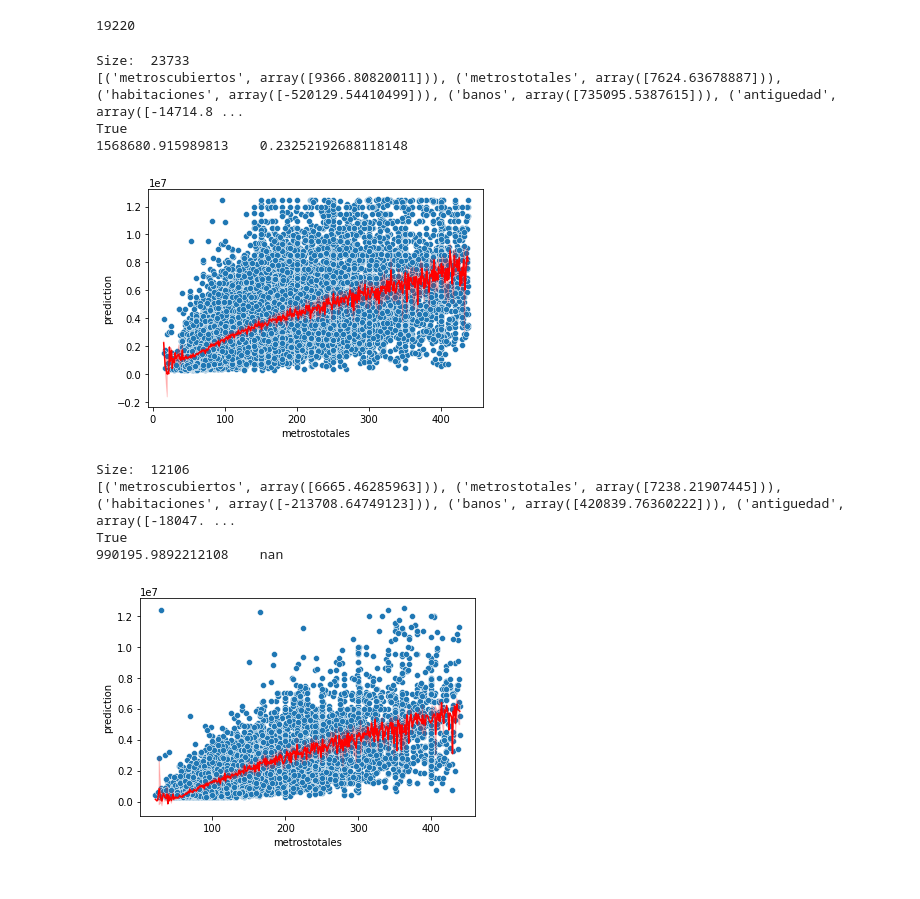
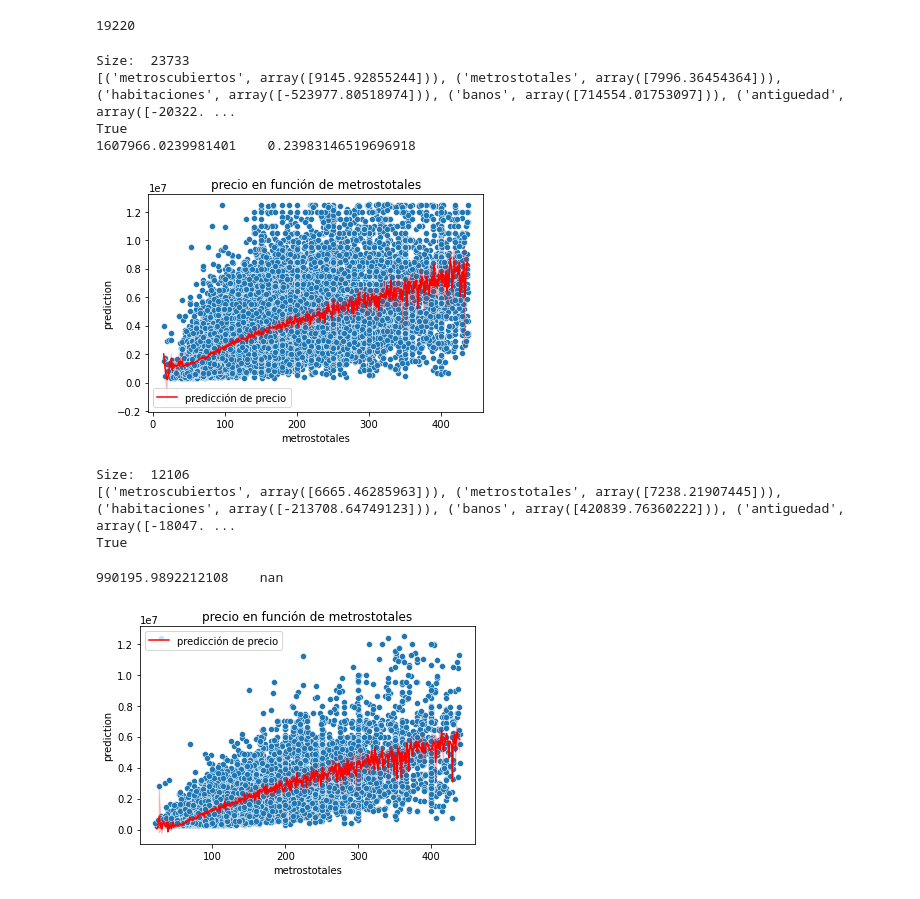
Before and after one commit to ddrenteria/MNTp3, a Jupyter notebook: tp3/notebooks/PrediccionPrecios.ipynb, the cells around one changed output. Cells and saved outputs as stored; diff of their text form; code cells hidden in the pictures.

```diff
--- a/tp3/notebooks/PrediccionPrecios.ipynb
+++ b/tp3/notebooks/PrediccionPrecios.ipynb
@@ -176,8 +173,16 @@ def plot_prediction(df, columns, column_to_show='metrostotales', column_to_predi
 
     print((df['prediction'] < 0).any())
 
-    sns.scatterplot(x=df[column_to_show], y=y)
-    sns.lineplot(data=df, x=column_to_show, y='prediction', color='red')
+    #plt.scatter(df[column_to_show], y, edgecolors='white', linewidths=1.0)
+    #plt.plot(df[column_to_show], df['prediction'], label=f'predicción de {column_to_show}', color='red')
+    #plt.xlabel("alpha")
+    #plt.ylabel('k',rotation=0)
+    #plt.legend()
+    #plt.title('title')
+    #plt.show()
+
+    sns.scatterplot(x=df[column_to_show], y=y).set_title(f"{column_to_predict} en función de {column_to_show}")
+    sns.lineplot(data=df, x=column_to_show, y='prediction', color='red', label=f'predicción de {column_to_predict}')
 
     if (kfold_flag):
         X = X.reshape(len(X),len(columns))
@@ -639,14 +652,14 @@ len(dfSmallCity)
 # %% [output]
 19220
 # %%
-columns=["metroscubiertos", "metrostotales", "habitaciones", "banos", "antiguedad", "fecha"]
+columns=["metroscubiertos", "metrostotales", "habitaciones", "banos", "antiguedad", "poblacion"]
 plot_prediction(dfMexicoCity, columns, kfold_flag=True)
 # %% [output]
 Size:  23733
-[('metroscubiertos', array([9366.80820011])), ('metrostotales', array([7624.63678887])), ('habitaciones', array([-520129.54410499])), ('banos', array([735095.5387615])), ('antiguedad', array([-14714.8 ...
+[('metroscubiertos', array([9145.92855244])), ('metrostotales', array([7996.36454364])), ('habitaciones', array([-523977.80518974])), ('banos', array([714554.01753097])), ('antiguedad', array([-20322. ...
 True
-1568680.915989813    0.23252192688118148
+1607966.0239981401    0.23983146519696918
-[figure, old version]
+[figure, new version]
 # %%
 columns=["metroscubiertos", "metrostotales", "habitaciones", "banos", "antiguedad", "poblacion"]
 plot_prediction(dfMetropolis, columns, kfold_flag=True)
@@ -654,6 +667,6 @@ plot_prediction(dfMetropolis, columns, kfold_flag=True)
 Size:  12106
 [('metroscubiertos', array([6665.46285963])), ('metrostotales', array([7238.21907445])), ('habitaciones', array([-213708.64749123])), ('banos', array([420839.76360222])), ('antiguedad', array([-18047. ...
 True
-990195.9892212108    nan
+990195.9892212108    nan
-[figure, old version]
+[figure, new version]
 # %%
```
Also changed, not shown: parts of 27 cells of this notebook.
